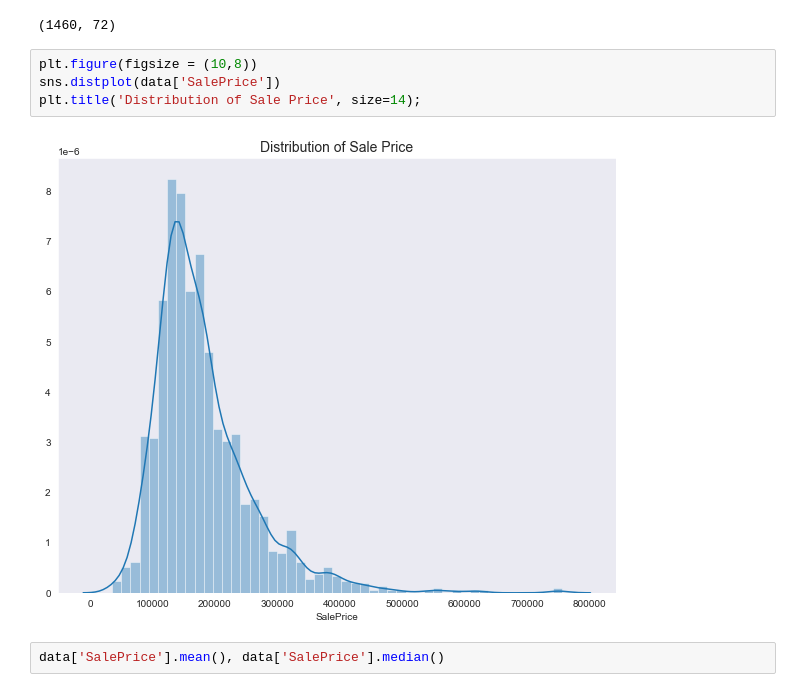
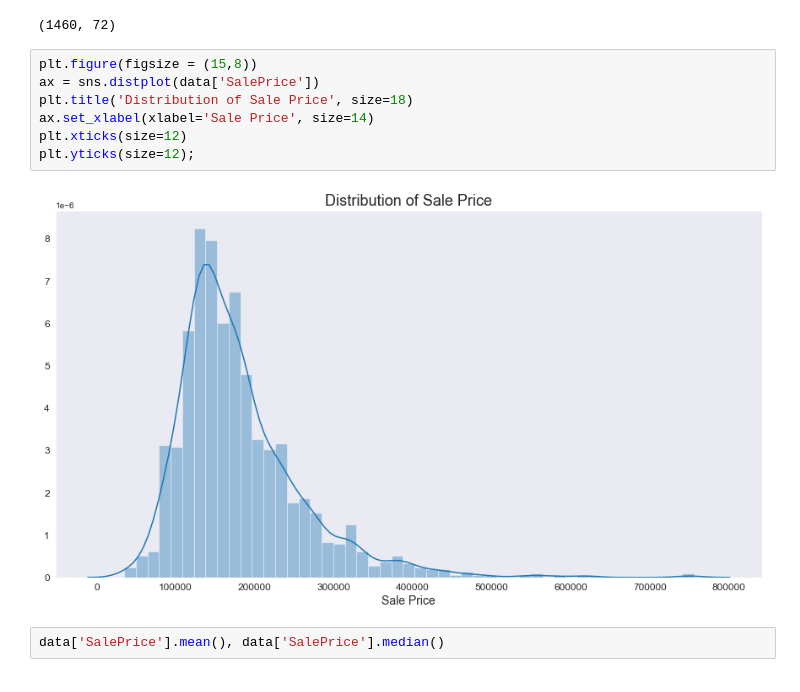
Before and after one commit to MLondon1027/Boston_Area_Real_Estate, a Jupyter notebook: Housing_2.ipynb, the cells around one changed output. Saved outputs shown, nothing was run; the diff lists cells and outputs as text.

Commit message:
images

```diff
--- a/Housing_2.ipynb
+++ b/Housing_2.ipynb
@@ -66,11 +66,14 @@ data.shape
 # %% [output]
 (1460, 72)
 # %%
-plt.figure(figsize = (10,8))
-sns.distplot(data['SalePrice'])
-plt.title('Distribution of Sale Price', size=14);
+plt.figure(figsize = (15,8))
+ax = sns.distplot(data['SalePrice'])
+plt.title('Distribution of Sale Price', size=18)
+ax.set_xlabel(xlabel='Sale Price', size=14)
+plt.xticks(size=12)
+plt.yticks(size=12);
 # %% [output]
-[figure, old version]
+[figure, new version]
 # %%
 data['SalePrice'].mean(), data['SalePrice'].median()
 # %% [output]
```
Also changed, not shown: parts of 4 cells of this notebook, 2 other files.
